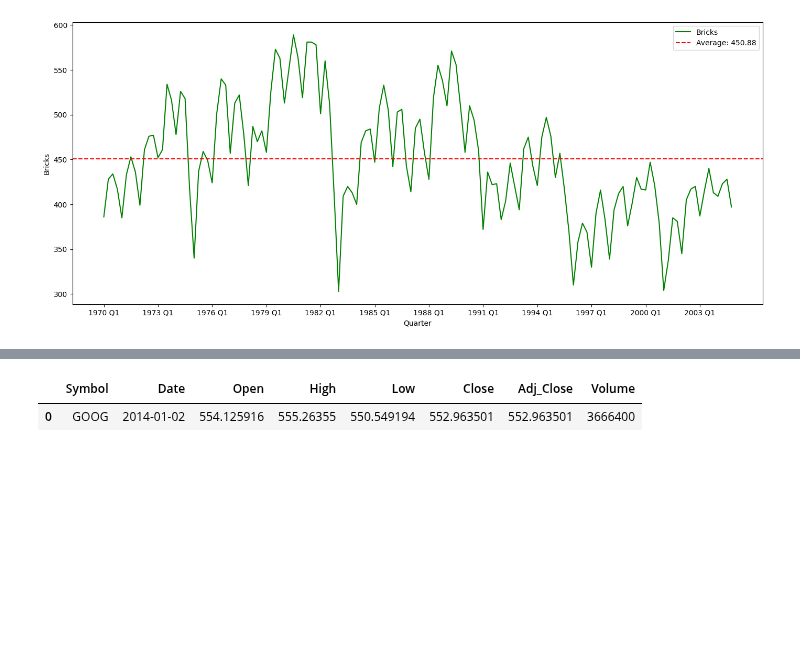
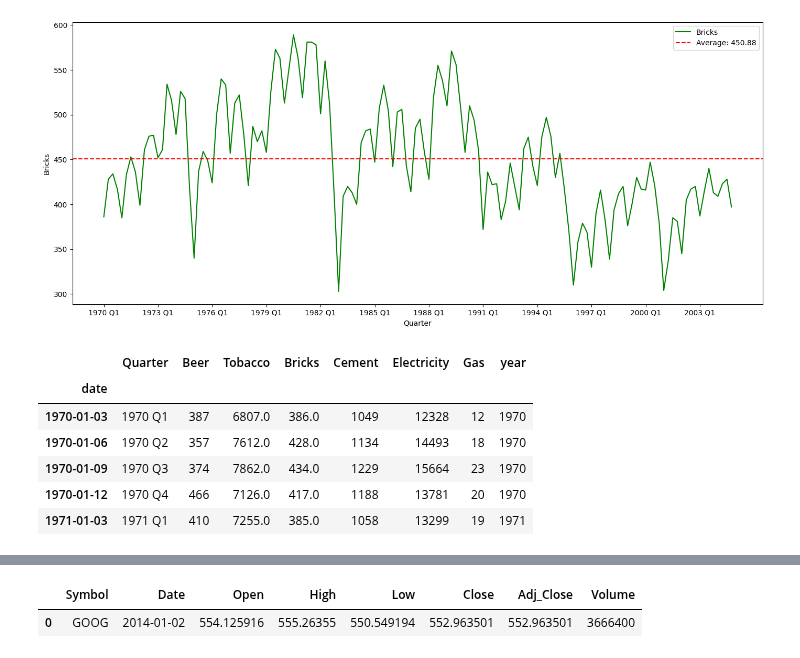
Before and after one commit to DavidGuzzi/TSA, a Jupyter notebook: Forecasting Principles and Practice 3rd/2/5.ipynb, the cells around one changed output, grey strips where cells are left out. Cells and saved outputs as stored; diff of their text form; code cells hidden in the pictures; blank space fills up the shorter version.

```diff
--- a/Forecasting Principles and Practice 3rd/2/5.ipynb
+++ b/Forecasting Principles and Practice 3rd/2/5.ipynb
@@ -198,3 +198,13 @@ ax.legend()
 plt.show()
 # %% [output]
 [figure]
+# %%
+ausp_2.head()
+# %% [output]
+|  | Quarter | Beer | Tobacco | Bricks | Cement | Electricity | Gas | year |
+| date |  |  |  |  |  |  |  |  |
+| 1970-01-03 | 1970 Q1 | 387 | 6807.0 | 386.0 | 1049 | 12328 | 12 | 1970 |
+| 1970-01-06 | 1970 Q2 | 357 | 7612.0 | 428.0 | 1134 | 14493 | 18 | 1970 |
+| 1970-01-09 | 1970 Q3 | 374 | 7862.0 | 434.0 | 1229 | 15664 | 23 | 1970 |
+| 1970-01-12 | 1970 Q4 | 466 | 7126.0 | 417.0 | 1188 | 13781 | 20 | 1970 |
+| 1971-01-03 | 1971 Q1 | 410 | 7255.0 | 385.0 | 1058 | 13299 | 19 | 1971 |
```
Also changed, not shown: parts of 5 cells of this notebook.
